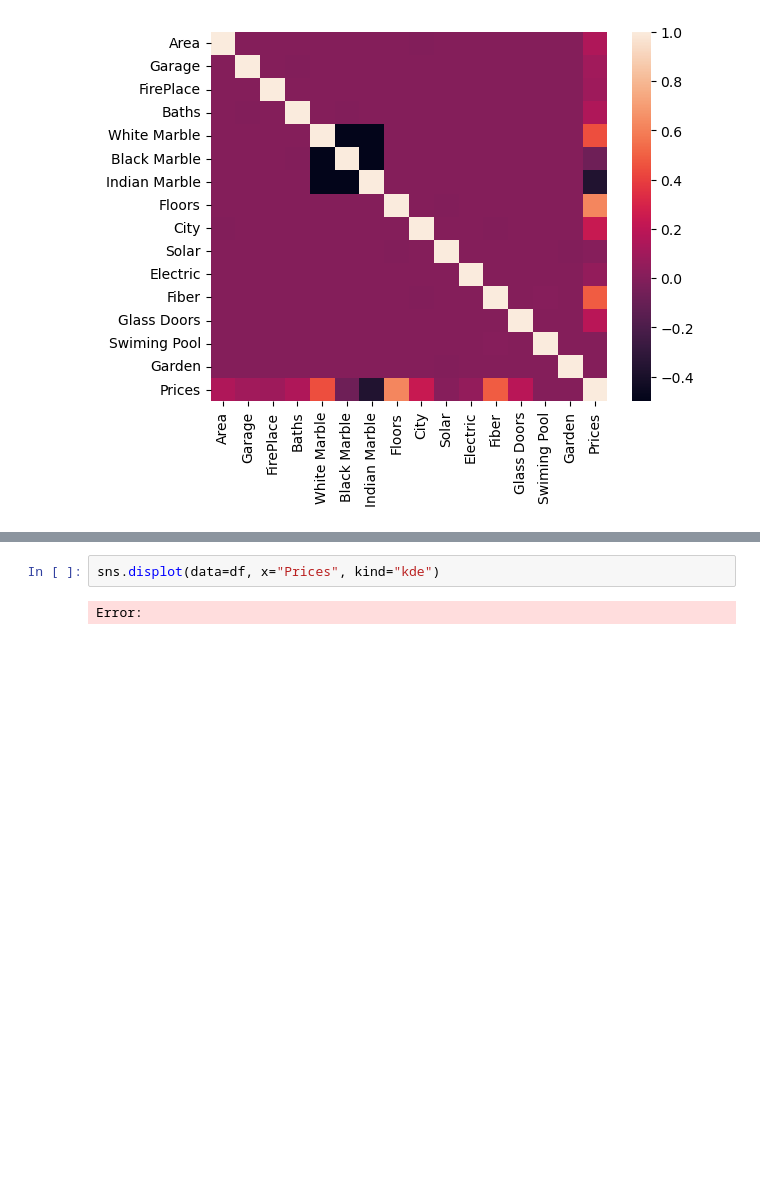
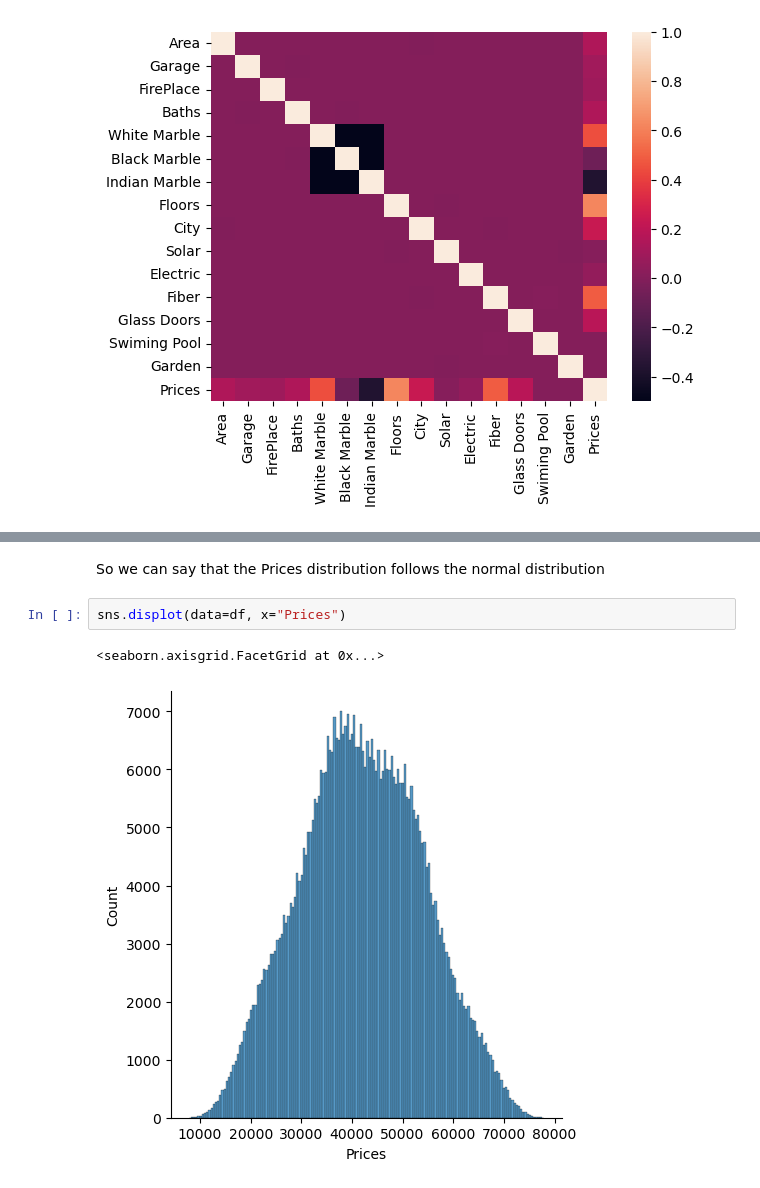
Before and after one commit to Ashraf-Khabar/SACAD-Projects, a Jupyter notebook: Mini_Project_N2/main.ipynb, the cells around one changed output, grey strips where cells are left out. Cells and saved outputs as stored; diff of their text form; blank space fills up the shorter version.

```diff
--- a/Mini_Project_N2/main.ipynb
+++ b/Mini_Project_N2/main.ipynb
@@ -51,4 +56,7 @@ sns.heatmap(df.corr())
+# %% [markdown]
+So we can say that the Prices distribution follows the normal distribution
 # %%
-sns.displot(data=df, x="Prices", kind="kde")
+sns.displot(data=df, x="Prices")
 # %% [output]
-Error:
+<seaborn.axisgrid.FacetGrid at 0x...>
+[figure, added]
```
Also changed, not shown: parts of 5 cells of this notebook.
